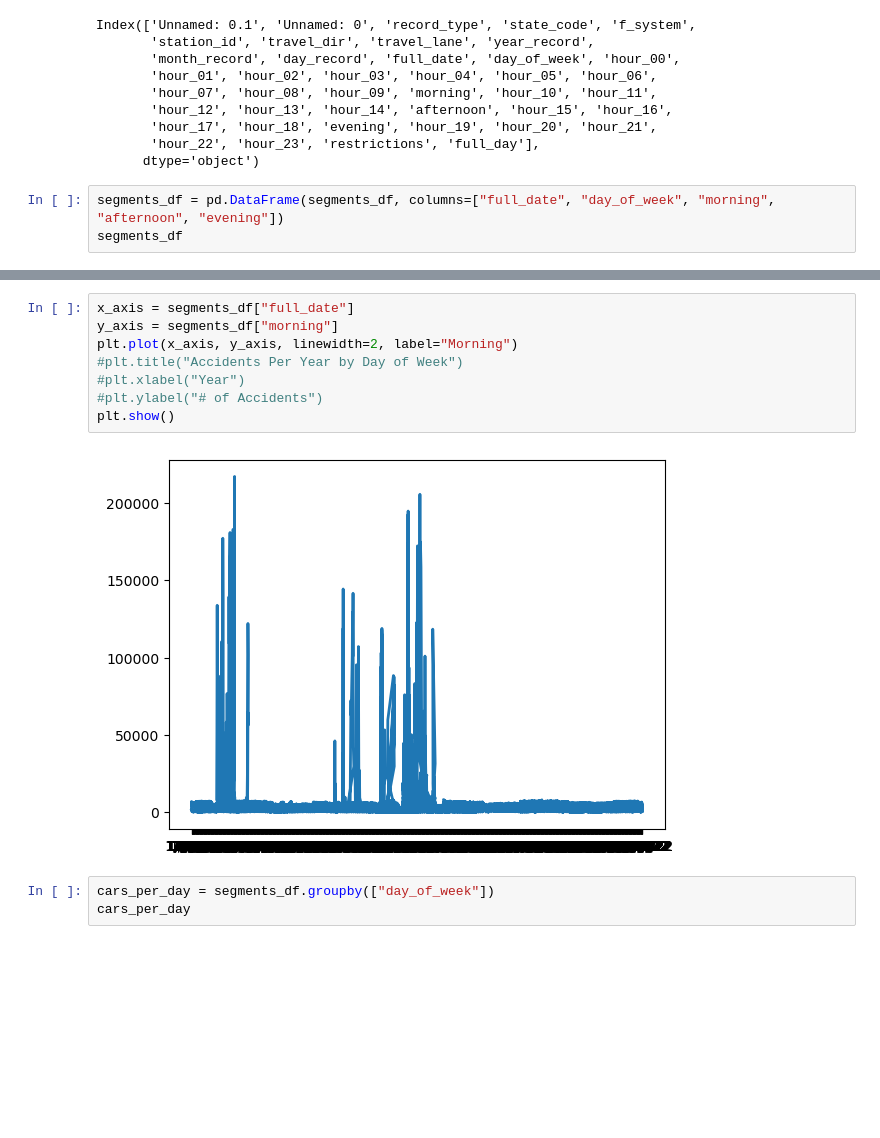
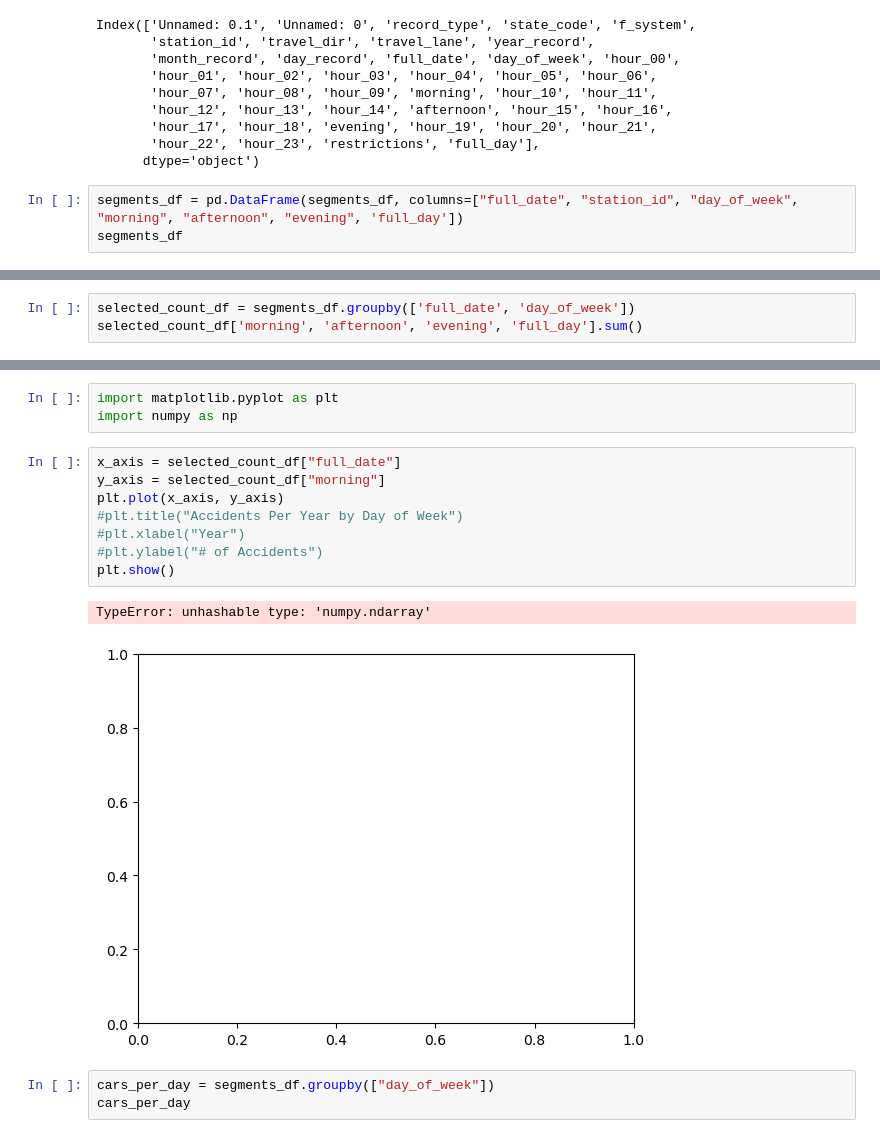
Before and after one commit to dlerhetal/Group2Project1, a Jupyter notebook: Traffic Data/Traffic231019.ipynb, the cells around one changed output, grey strips where cells are left out. Saved outputs shown, nothing was run; the diff lists cells and outputs as text; blank space fills up the shorter version.

```diff
--- a/Traffic Data/Traffic231019.ipynb
+++ b/Traffic Data/Traffic231019.ipynb
@@ -275,6 +275,6 @@ Index(['Unnamed: 0.1', 'Unnamed: 0', 'record_type', 'state_code', 'f_system',
        'hour_22', 'hour_23', 'restrictions', 'full_day'],
       dtype='object')
 # %%
-segments_df = pd.DataFrame(segments_df, columns=["full_date", "day_of_week", "morning", "afternoon", "evening"])
+segments_df = pd.DataFrame(segments_df, columns=["full_date", "station_id", "day_of_week", "morning", "afternoon", "evening", 'full_day'])
 segments_df
 # %% [output]
@@ -293,0 +294,3 @@ segments_df
+# %%
+selected_count_df = segments_df.groupby(['full_date', 'day_of_week'])
+selected_count_df['morning', 'afternoon', 'evening', 'full_day'].sum()
@@ -294,13 +312,17 @@ segments_df
+# %%
+import matplotlib.pyplot as plt
+import numpy as np
 # %%
-x_axis = segments_df["full_date"]
-y_axis = segments_df["morning"]
-plt.plot(x_axis, y_axis, linewidth=2, label="Morning")
+x_axis = selected_count_df["full_date"]
+y_axis = selected_count_df["morning"]
+plt.plot(x_axis, y_axis)
 #plt.title("Accidents Per Year by Day of Week")
 #plt.xlabel("Year")
 #plt.ylabel("# of Accidents")
 plt.show()
 # %% [output]
+TypeError: unhashable type: 'numpy.ndarray'
-[figure, old version]
+[figure, new version]
 # %%
 cars_per_day = segments_df.groupby(["day_of_week"])
 cars_per_day
```
Also changed, not shown: parts of 2 cells of this notebook.
